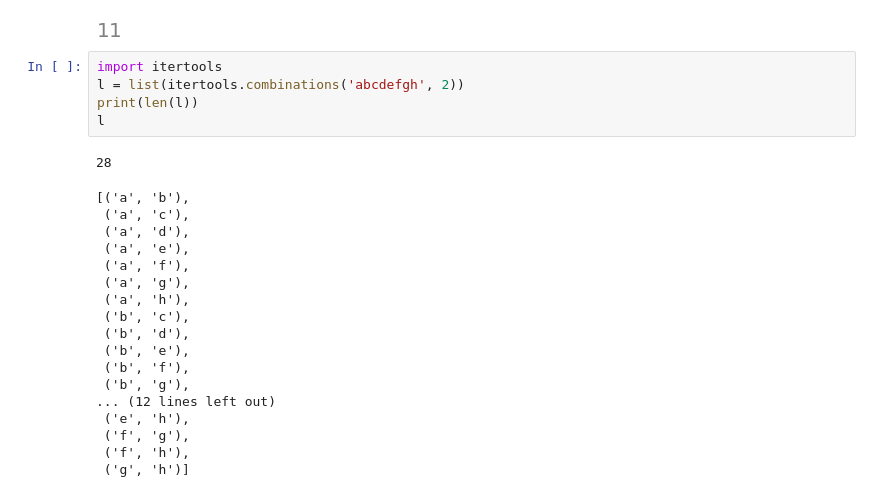
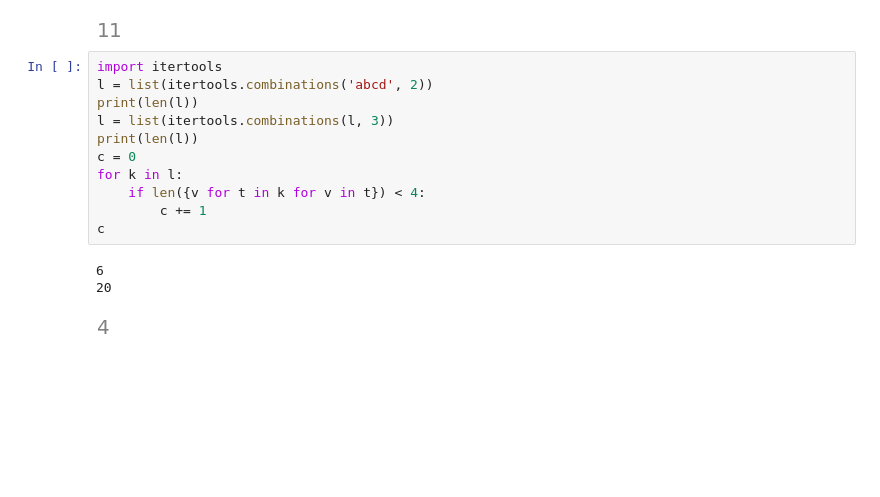
Before and after one commit to dgjustice/maths, a Jupyter notebook: math412/week4/week4.ipynb, the cells around one changed output. Saved outputs shown, nothing was run; the diff lists cells and outputs as text; blank space fills up the shorter version.

```diff
--- a/math412/week4/week4.ipynb
+++ b/math412/week4/week4.ipynb
@@ -45,25 +45,16 @@ m.cofactor(3, 1)
 [figure]
 # %%
 import itertools
-l = list(itertools.combinations('abcdefgh', 2))
+l = list(itertools.combinations('abcd', 2))
 print(len(l))
-l
+l = list(itertools.combinations(l, 3))
+print(len(l))
+c = 0
+for k in l:
+    if len({v for t in k for v in t}) < 4:
+        c += 1
+c
 # %% [output]
-28
+6
+20
-[('a', 'b'),
- ('a', 'c'),
- ('a', 'd'),
- ('a', 'e'),
- ('a', 'f'),
- ('a', 'g'),
- ('a', 'h'),
- ('b', 'c'),
- ('b', 'd'),
- ('b', 'e'),
- ('b', 'f'),
- ('b', 'g'),
-... (12 lines left out)
- ('e', 'h'),
- ('f', 'g'),
- ('f', 'h'),
- ('g', 'h')]
+[figure, added]
```
Also changed, not shown: 1 other file.
